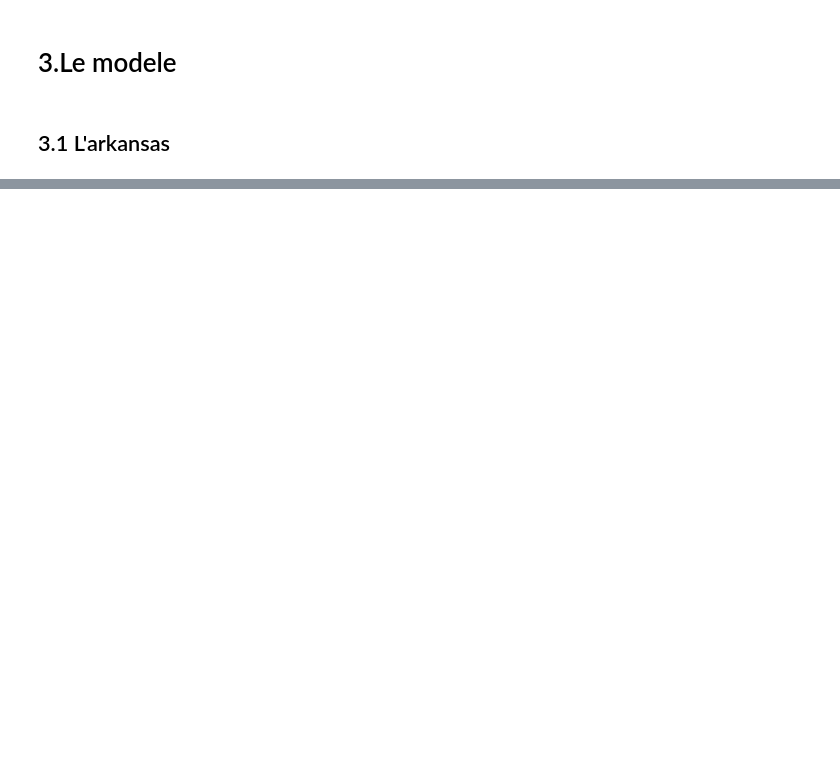
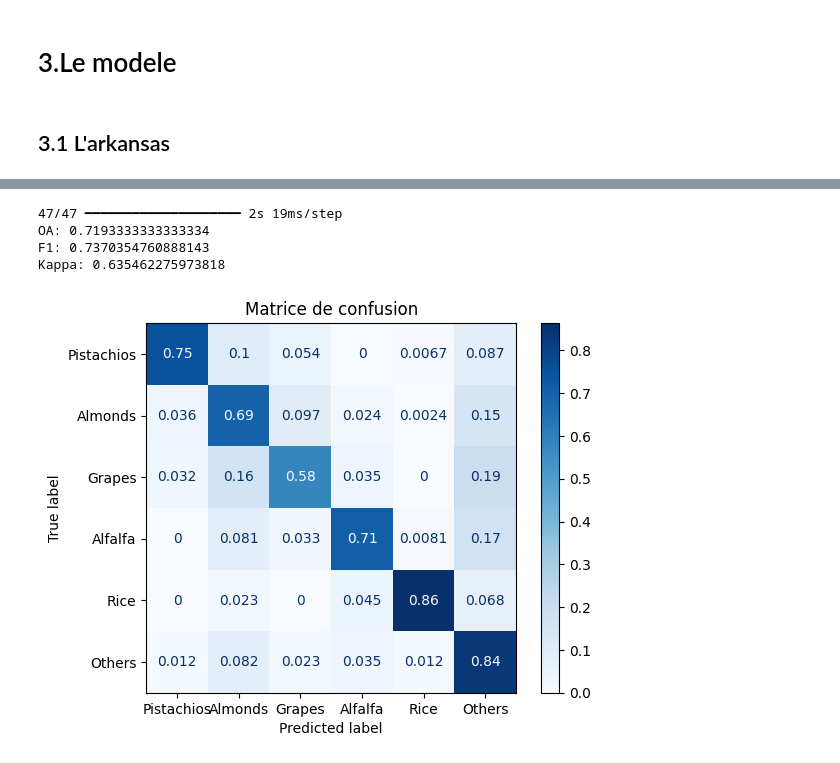
Before and after one commit to Zayazemirline/projectReseauDeNeurones-ML-, a Jupyter notebook: MCTNet.ipynb, the cells around one changed output, grey strips where cells are left out. Saved outputs shown, nothing was run; the diff lists cells and outputs as text; code cells hidden in the pictures; blank space fills up the shorter version.

Commit message:
mdl MCTNet calif+arkansas

```diff
--- a/MCTNet.ipynb
+++ b/MCTNet.ipynb
@@ -218,0 +404,5 @@ model.summary()
+# %%
+# separer le dataset en :une partie pour entrainer et valider et une partie pour tester le modele
+X_c_train, X_c_test, y_c_train, y_c_test, mask_c_train, mask_c_test = train_test_split(
+    X_c, y_c, mask, test_size=0.15, random_state=42
+)
@@ -218,0 +435,10 @@ model.summary()
+# %%
+model_c = build_MCTNet_c()
+
+model_c.compile(
+    optimizer=tf.keras.optimizers.Adam(learning_rate=0.001),
+    loss='sparse_categorical_crossentropy',
+    metrics=['accuracy']
+)
+
+model_c.summary()
@@ -218,0 +467,8 @@ model.summary()
+# %%
+model_c.fit(
+    [X_c_train, mask_c_train],
+    y_c_train,
+    validation_data=([X_c_test, mask_c_test], y_c_test),
+    epochs=200,
+    batch_size=32
+)
@@ -218,0 +494,27 @@ model.summary()
+# %%
+y_c_pred = model_c.predict([X_c_test, mask_c_test])
+y_c_pred = y_c_pred.argmax(axis=1)
+
+oa = accuracy_score(y_c_test, y_c_pred)
+f1 = f1_score(y_c_test, y_c_pred, average='macro')
+kappa = cohen_kappa_score(y_c_test, y_c_pred)
+
+print("OA:", oa)
+print("F1:", f1)
+print("Kappa:", kappa)
+# %% [output]
+47/47 ━━━━━━━━━━━━━━━━━━━━ 2s 19ms/step
+OA: 0.7193333333333334
+F1: 0.7370354760888143
+Kappa: 0.635462275973818
+# %%
+# Confusion Matrix
+labels = ["Pistachios","Almonds","Grapes", "Alfalfa","Rice", "Others"]
+cm_c = confusion_matrix(y_c_test, y_c_pred,labels=[5,4,3,2,1,0])
+cm_norm_c = cm_c.astype(float) / cm_c.sum(axis=1, keepdims=True)
+disp = ConfusionMatrixDisplay(confusion_matrix=cm_norm_c,display_labels=labels)
+disp.plot(cmap="Blues")
+plt.title("Matrice de confusion")
+plt.show()
+# %% [output]
+[figure, added]
```
Also changed, not shown: parts of 29 cells of this notebook, 1 other file.
